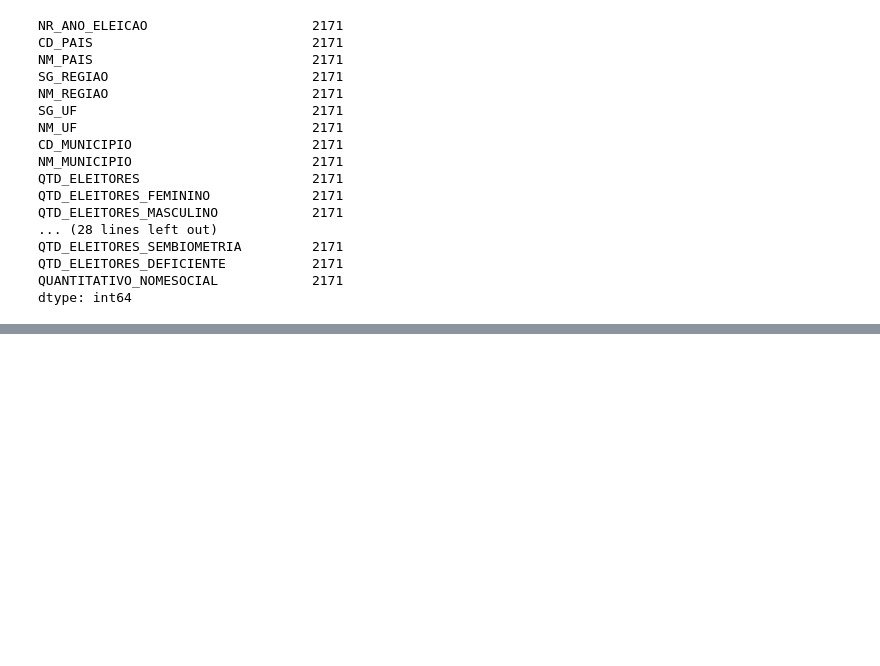
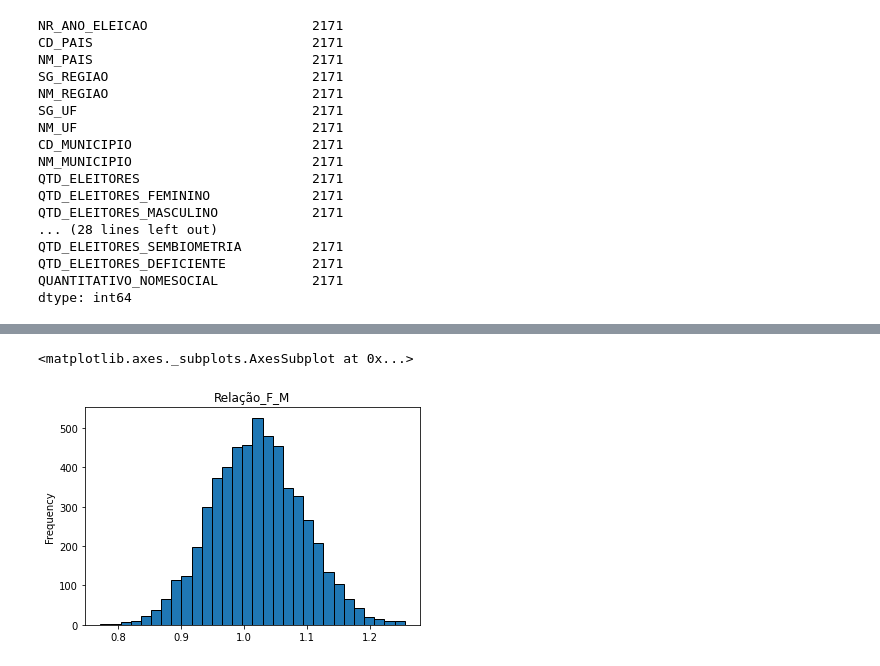
Before and after one commit to V1L3La/Learning-An-lise-de-Dados-em-Python, a Jupyter notebook: Analise_do_Eleitorado_brasileiro.ipynb, the cells around one changed output, grey strips where cells are left out. Cells and saved outputs as stored; diff of their text form; code cells hidden in the pictures; blank space fills up the shorter version.

```diff
--- a/Analise_do_Eleitorado_brasileiro.ipynb
+++ b/Analise_do_Eleitorado_brasileiro.ipynb
@@ -134,0 +221,6 @@ dtype: int64
+# %%
+# Plotar um gráfico de distribuição da relação f/m
+c.plot.hist(title='Relação_F_M', bins=30, edgecolor='black')
+# %% [output]
+<matplotlib.axes._subplots.AxesSubplot at 0x...>
+[figure, added]
```
Also changed, not shown: parts of 11 cells of this notebook.
